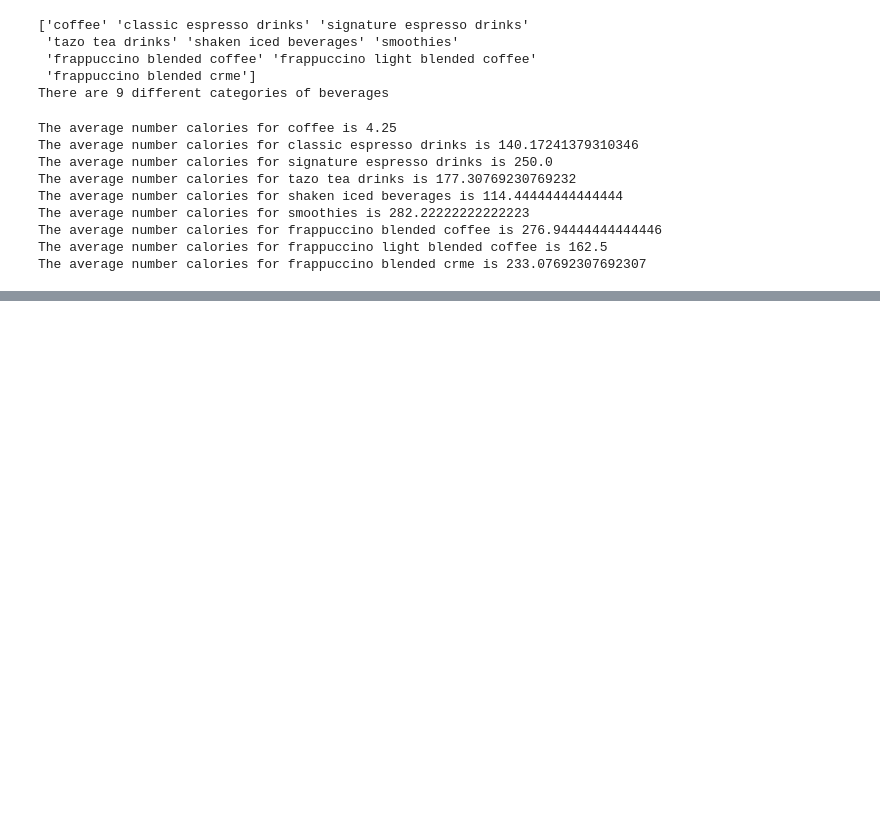
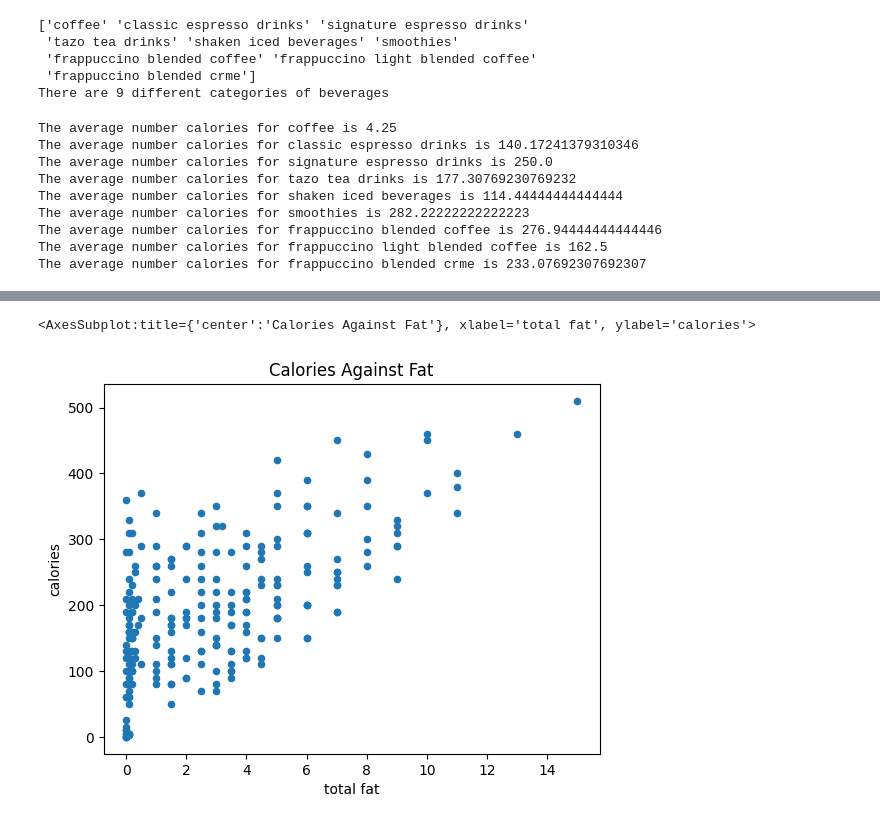
Before and after one commit to shengbinya/MDST-Tutorial-Redesign, a Jupyter notebook: tutorial0/checkpoint0.ipynb, the cells around one changed output, grey strips where cells are left out. Cells and saved outputs as stored; diff of their text form; code cells hidden in the pictures; blank space fills up the shorter version.

```diff
--- a/tutorial0/checkpoint0.ipynb
+++ b/tutorial0/checkpoint0.ipynb
@@ -235,2 +240,6 @@ The average number calories for frappuccino blended crme is 233.07692307692307
 # %%
 # plot calories against total fat with a scatterplot
+df.plot.scatter(x="total fat", y="calories", title="Calories Against Fat")
+# %% [output]
+<AxesSubplot:title={'center':'Calories Against Fat'}, xlabel='total fat', ylabel='calories'>
+[figure, added]
```
Also changed, not shown: parts of 1 cell of this notebook.
